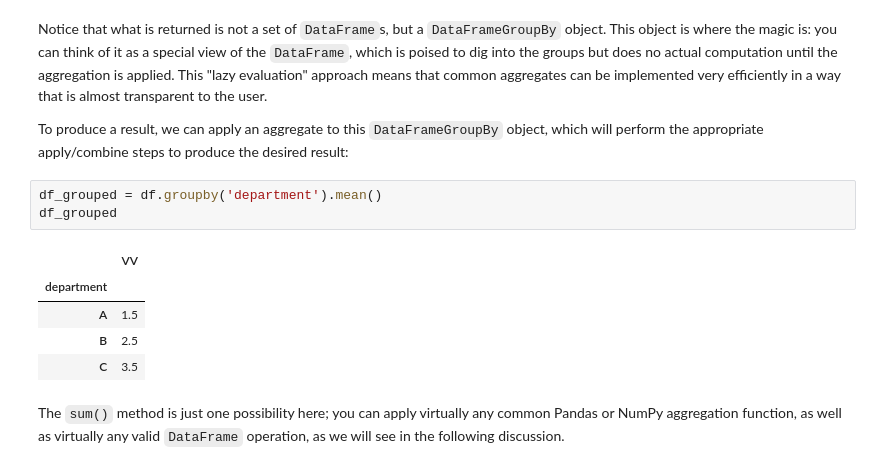
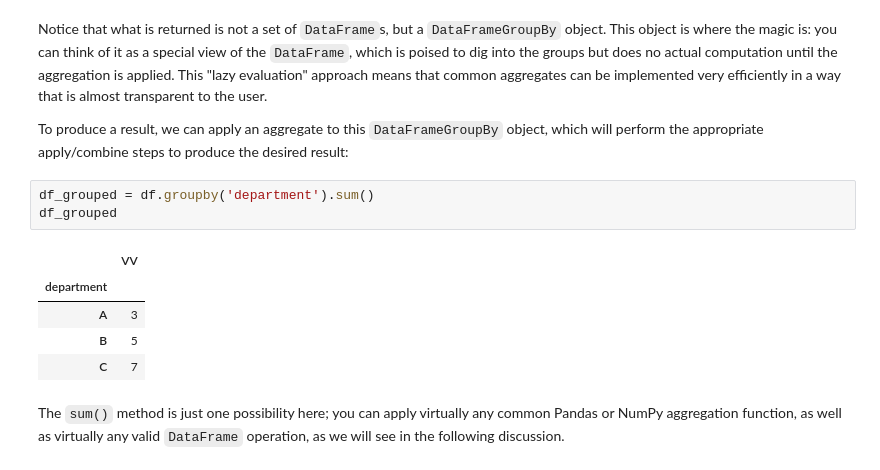
Before and after one commit to Mlcruz9/DS_TheBridgeBBK_FBIL2023, a Jupyter notebook: 2- Data Analysis/2-Pandas/Teoría/8.Aggregation-and-Grouping.ipynb, the cells around one changed output. Cells and saved outputs as stored; diff of their text form.

```diff
--- a/2- Data Analysis/2-Pandas/Teoría/8.Aggregation-and-Grouping.ipynb
+++ b/2- Data Analysis/2-Pandas/Teoría/8.Aggregation-and-Grouping.ipynb
@@ -203,14 +203,14 @@ This "lazy evaluation" approach means that common aggregates can be implemented
 
 To produce a result, we can apply an aggregate to this ``DataFrameGroupBy`` object, which will perform the appropriate apply/combine steps to produce the desired result:
 # %%
-df_grouped = df.groupby('department').mean()
+df_grouped = df.groupby('department').sum()
 df_grouped
 # %% [output]
 |  | VV |
 | department |  |
-| A | 1.5 |
-| B | 2.5 |
-| C | 3.5 |
+| A | 3 |
+| B | 5 |
+| C | 7 |
 # %% [markdown]
 The ``sum()`` method is just one possibility here; you can apply virtually any common Pandas or NumPy aggregation function, as well as virtually any valid ``DataFrame`` operation, as we will see in the following discussion.
 # %% [markdown]
```
Also changed, not shown: 1 other file.
